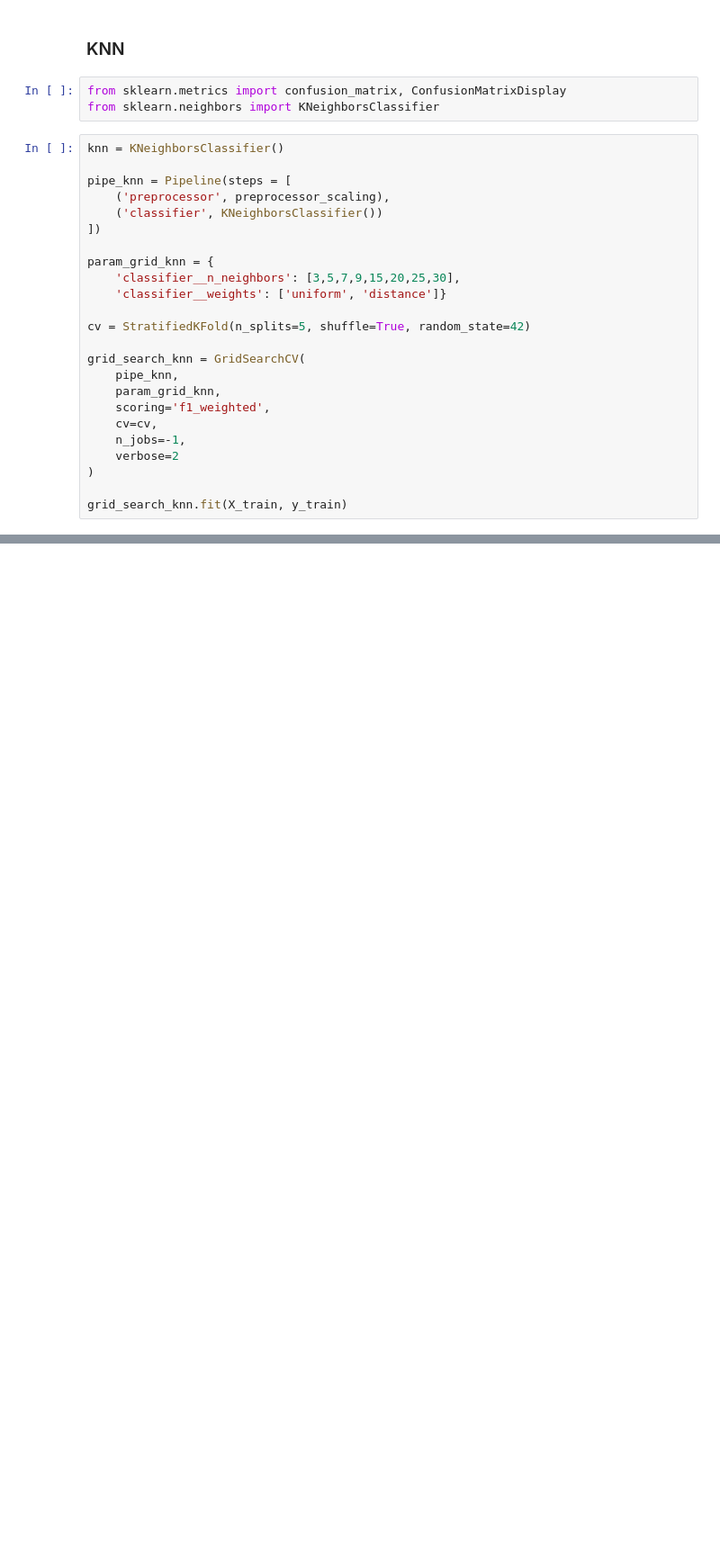
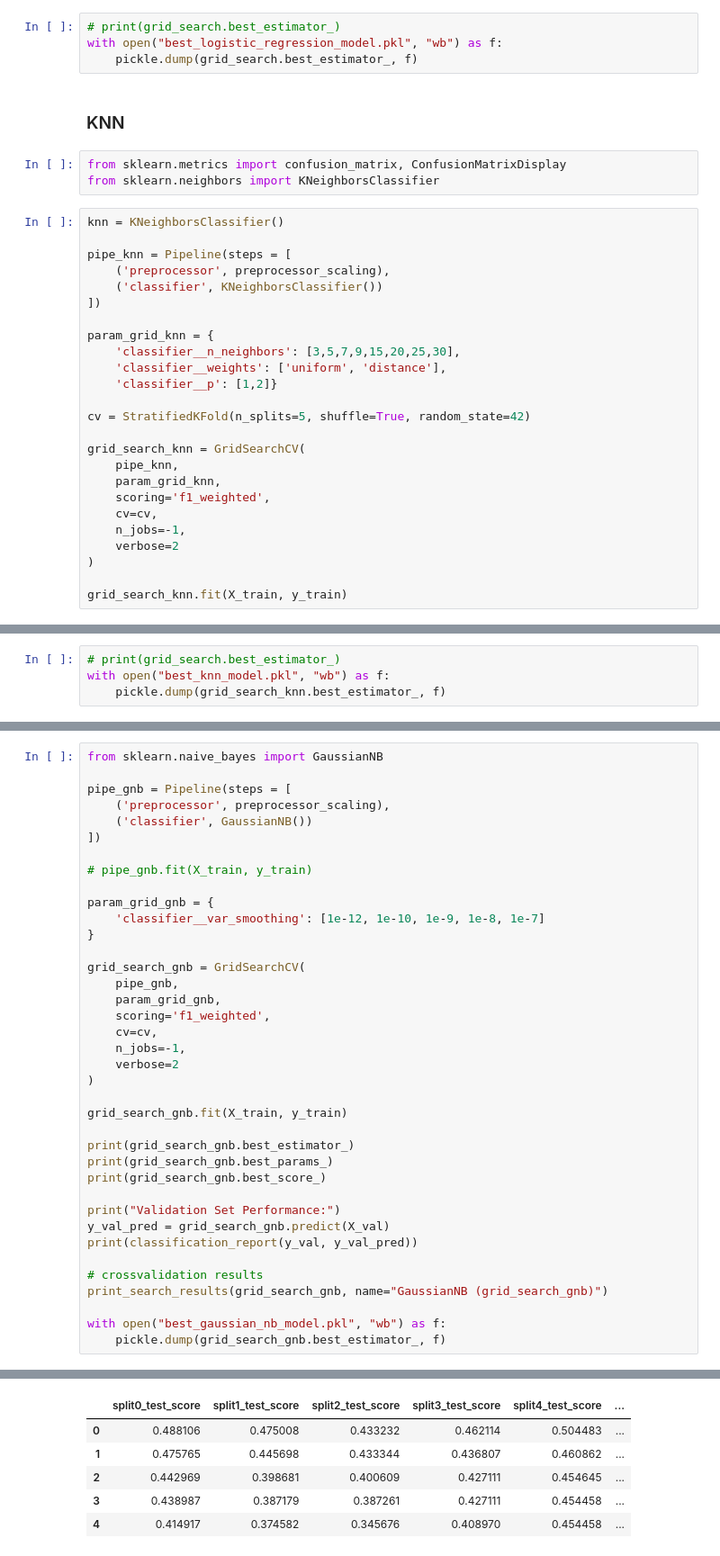
Before and after one commit to dankydev99/ML_assignment2_2025AA05826, a Jupyter notebook: models/EDA.ipynb, the cells around one changed output, grey strips where cells are left out. Shown at 90% size. Cells and saved outputs as stored; diff of their text form; blank space fills up the shorter version.

```diff
--- a/models/EDA.ipynb
+++ b/models/EDA.ipynb
@@ -358,3 +381,7 @@ Pipeline(steps=[('preprocessor',
+# %%
+# print(grid_search.best_estimator_)
+with open("best_logistic_regression_model.pkl", "wb") as f:
+    pickle.dump(grid_search.best_estimator_, f)
 # %% [markdown]
 ### KNN
 # %%
@@ -370,7 +397,8 @@ pipe_knn = Pipeline(steps = [
 
 param_grid_knn = {
     'classifier__n_neighbors': [3,5,7,9,15,20,25,30],
-    'classifier__weights': ['uniform', 'distance']}
+    'classifier__weights': ['uniform', 'distance'],
+    'classifier__p': [1,2]}
 
 cv = StratifiedKFold(n_splits=5, shuffle=True, random_state=42)
 
@@ -465,0 +572,4 @@ print_search_results(grid_search_knn, name="KNN (grid_search_knn)")
+# %%
+# print(grid_search.best_estimator_)
+with open("best_knn_model.pkl", "wb") as f:
+    pickle.dump(grid_search_knn.best_estimator_, f)
@@ -465,0 +578,39 @@ print_search_results(grid_search_knn, name="KNN (grid_search_knn)")
+# %%
+from sklearn.naive_bayes import GaussianNB
+
+pipe_gnb = Pipeline(steps = [
+    ('preprocessor', preprocessor_scaling),
+    ('classifier', GaussianNB())
+])
+
+# pipe_gnb.fit(X_train, y_train)
+
+param_grid_gnb = {
+    'classifier__var_smoothing': [1e-12, 1e-10, 1e-9, 1e-8, 1e-7]
+}
+
+grid_search_gnb = GridSearchCV(
+    pipe_gnb,
+    param_grid_gnb,
+    scoring='f1_weighted',
+    cv=cv,
+    n_jobs=-1,
+    verbose=2
+)
+
+grid_search_gnb.fit(X_train, y_train)
+
+print(grid_search_gnb.best_estimator_)
+print(grid_search_gnb.best_params_)
+print(grid_search_gnb.best_score_)
+
+print("Validation Set Performance:")
+y_val_pred = grid_search_gnb.predict(X_val)
+print(classification_report(y_val, y_val_pred))
+
+# crossvalidation results
+print_search_results(grid_search_gnb, name="GaussianNB (grid_search_gnb)")
+
+with open("best_gaussian_nb_model.pkl", "wb") as f:
+    pickle.dump(grid_search_gnb.best_estimator_, f)
+# %% [output]
@@ -465,0 +634,6 @@ print_search_results(grid_search_knn, name="KNN (grid_search_knn)")
+|  | split0_test_score | split1_test_score | split2_test_score | split3_test_score | split4_test_score | ... |
+| 0 | 0.488106 | 0.475008 | 0.433232 | 0.462114 | 0.504483 | ... |
+| 1 | 0.475765 | 0.445698 | 0.433344 | 0.436807 | 0.460862 | ... |
+| 2 | 0.442969 | 0.398681 | 0.400609 | 0.427111 | 0.454645 | ... |
+| 3 | 0.438987 | 0.387179 | 0.387261 | 0.427111 | 0.454458 | ... |
+| 4 | 0.414917 | 0.374582 | 0.345676 | 0.408970 | 0.454458 | ... |
```
Also changed, not shown: parts of 10 cells of this notebook, 14 other files.
